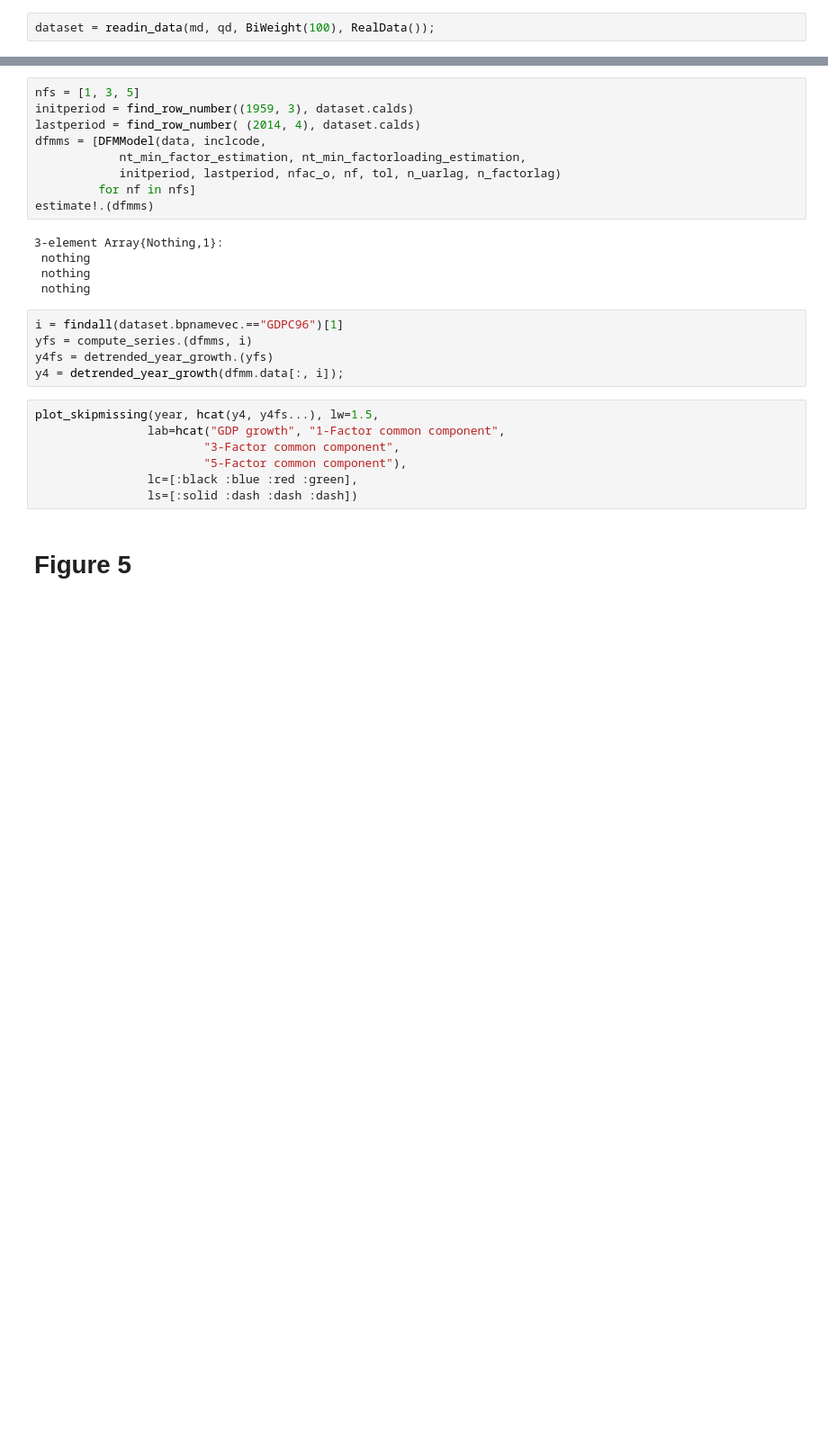
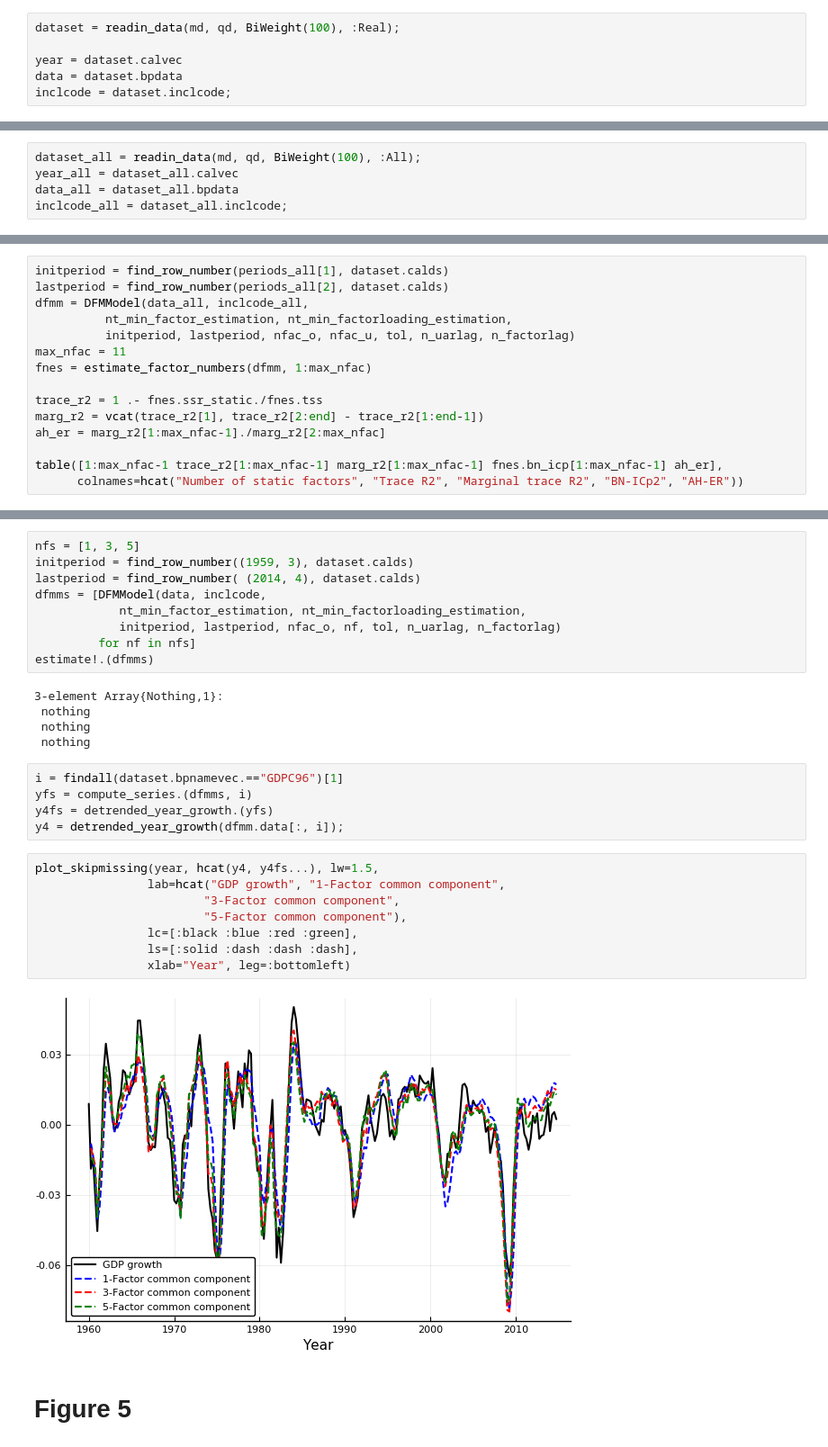
Before and after one commit to QuantEcon/dynamic_factor_models, a Jupyter notebook: Replicate.ipynb, the cells around one changed output, grey strips where cells are left out. Shown: that part at 90% size. Saved outputs shown, nothing was run; the diff lists cells and outputs as text; blank space fills up the shorter version.

```diff
--- a/Replicate.ipynb
+++ b/Replicate.ipynb
@@ -21,2 +29,6 @@ QuarterlyData(224, 85)
 # %%
-dataset = readin_data(md, qd, BiWeight(100), RealData());
+dataset = readin_data(md, qd, BiWeight(100), :Real);
+
+year = dataset.calvec
+data = dataset.bpdata
+inclcode = dataset.inclcode;
@@ -26,0 +37,5 @@ inclcode = dataset.inclcode;
+# %%
+dataset_all = readin_data(md, qd, BiWeight(100), :All);
+year_all = dataset_all.calvec
+data_all = dataset_all.bpdata
+inclcode_all = dataset_all.inclcode;
@@ -165,0 +245,15 @@ groupedbar(1:5, marg_r2[1:5, :], lab=["1959-2014" "1959-1984" "1985-2014"],
+# %%
+initperiod = find_row_number(periods_all[1], dataset.calds)
+lastperiod = find_row_number(periods_all[2], dataset.calds)
+dfmm = DFMModel(data_all, inclcode_all,
+          nt_min_factor_estimation, nt_min_factorloading_estimation,
+          initperiod, lastperiod, nfac_o, nfac_u, tol, n_uarlag, n_factorlag)
+max_nfac = 11
+fnes = estimate_factor_numbers(dfmm, 1:max_nfac)
+
+trace_r2 = 1 .- fnes.ssr_static./fnes.tss
+marg_r2 = vcat(trace_r2[1], trace_r2[2:end] - trace_r2[1:end-1])
+ah_er = marg_r2[1:max_nfac-1]./marg_r2[2:max_nfac]
+
+table([1:max_nfac-1 trace_r2[1:max_nfac-1] marg_r2[1:max_nfac-1] fnes.bn_icp[1:max_nfac-1] ah_er],
+      colnames=hcat("Number of static factors", "Trace R2", "Marginal trace R2", "BN-ICp2", "AH-ER"))
@@ -187,10 +317,13 @@ y4 = detrended_year_growth(dfmm.data[:, i]);
 # %%
 plot_skipmissing(year, hcat(y4, y4fs...), lw=1.5,
                 lab=hcat("GDP growth", "1-Factor common component",
                         "3-Factor common component",
                         "5-Factor common component"),
                 lc=[:black :blue :red :green],
-                ls=[:solid :dash :dash :dash])
+                ls=[:solid :dash :dash :dash],
+                xlab="Year", leg=:bottomleft)
+# %% [output]
+[figure, added]
 # %% [markdown]
 # Figure 5
 # %%
```
Also changed, not shown: parts of 34 cells of this notebook, 2 other files.
